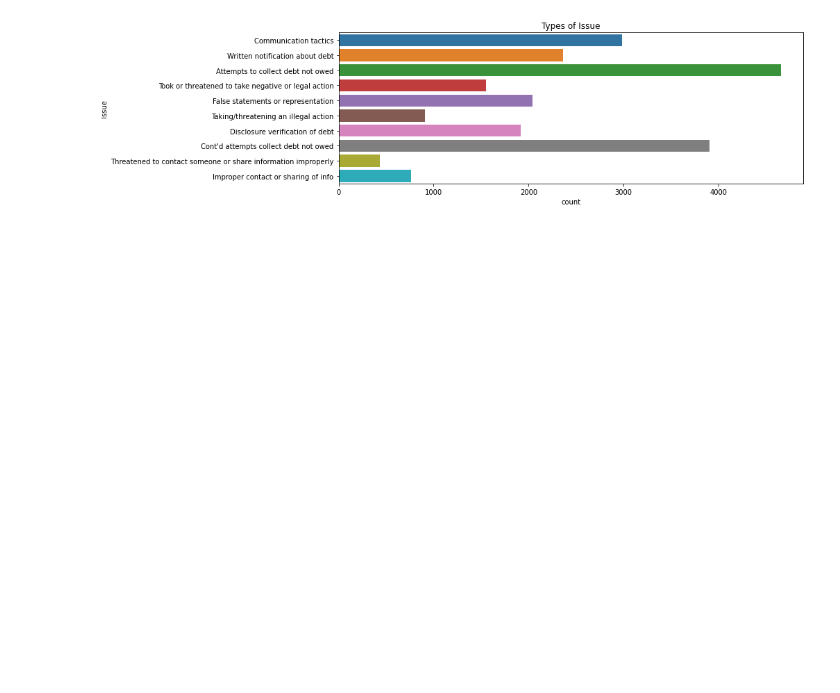
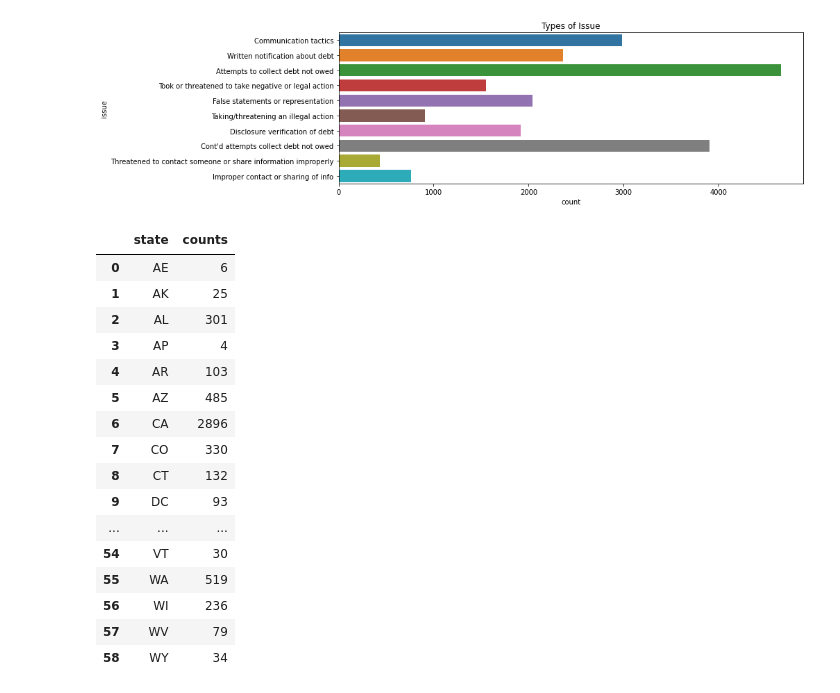
Before and after one commit to Hong-webport/Practicing_with_CFPB_API, a Jupyter notebook: ML_Debt.ipynb, the cells around one changed output. Saved outputs shown, nothing was run; the diff lists cells and outputs as text; code cells hidden in the pictures; blank space fills up the shorter version.

```diff
--- a/ML_Debt.ipynb
+++ b/ML_Debt.ipynb
@@ -33,7 +36,9 @@ company_response = []
 complaint_long_desc = []
 consumer_disputed =[]
 state = []
-zip_code = []
+year= []
+month=[]
+month_year=[]
 
 for x in range(len(debt_collect)):
     company.append(debt_collect[x]['_source']['company'])
@@ -41,7 +46,10 @@ for x in range(len(debt_collect)):
     company_response.append(debt_collect[x]['_source']['company_response'])
     consumer_disputed.append(debt_collect[x]['_source']['consumer_disputed'])
     state.append(debt_collect[x]['_source']['state'])
-    zip_code.append(debt_collect[x]['_source']['zip_code'])
+    date_time_obj = datetime.fromisoformat(debt_collect[x]['_source']['date_received'])
+    year.append(date_time_obj.year)
+    month.append(date_time_obj.month)
 
-debt_df = pd.DataFrame({'issue': issue, "company":company, "company_response":company_response,"state":state, "zip_code": zip_code })
+
+debt_df = pd.DataFrame({'issue': issue, "company":company, "company_response":company_response,"state":state, 'year':year, 'month':month})
 # %%
@@ -56,3 +64,27 @@ plt.title('Types of Issue')
 plt.show()
 # %% [output]
 [figure]
+# %%
+#state count
+state_df=debt_df.groupby(['state']).count().reset_index()
+state_df = state_df.drop(columns=['company','month','issue','year'])
+state_df = state_df.rename(columns = {'company_response': 'counts'})
+state_df
+# %% [output]
+|  | state | counts |
+| 0 | AE | 6 |
+| 1 | AK | 25 |
+| 2 | AL | 301 |
+| 3 | AP | 4 |
+| 4 | AR | 103 |
+| 5 | AZ | 485 |
+| 6 | CA | 2896 |
+| 7 | CO | 330 |
+| 8 | CT | 132 |
+| 9 | DC | 93 |
+| ... | ... | ... |
+| 54 | VT | 30 |
+| 55 | WA | 519 |
+| 56 | WI | 236 |
+| 57 | WV | 79 |
+| 58 | WY | 34 |
```
Also changed, not shown: parts of 3 cells of this notebook, 2 other files.
